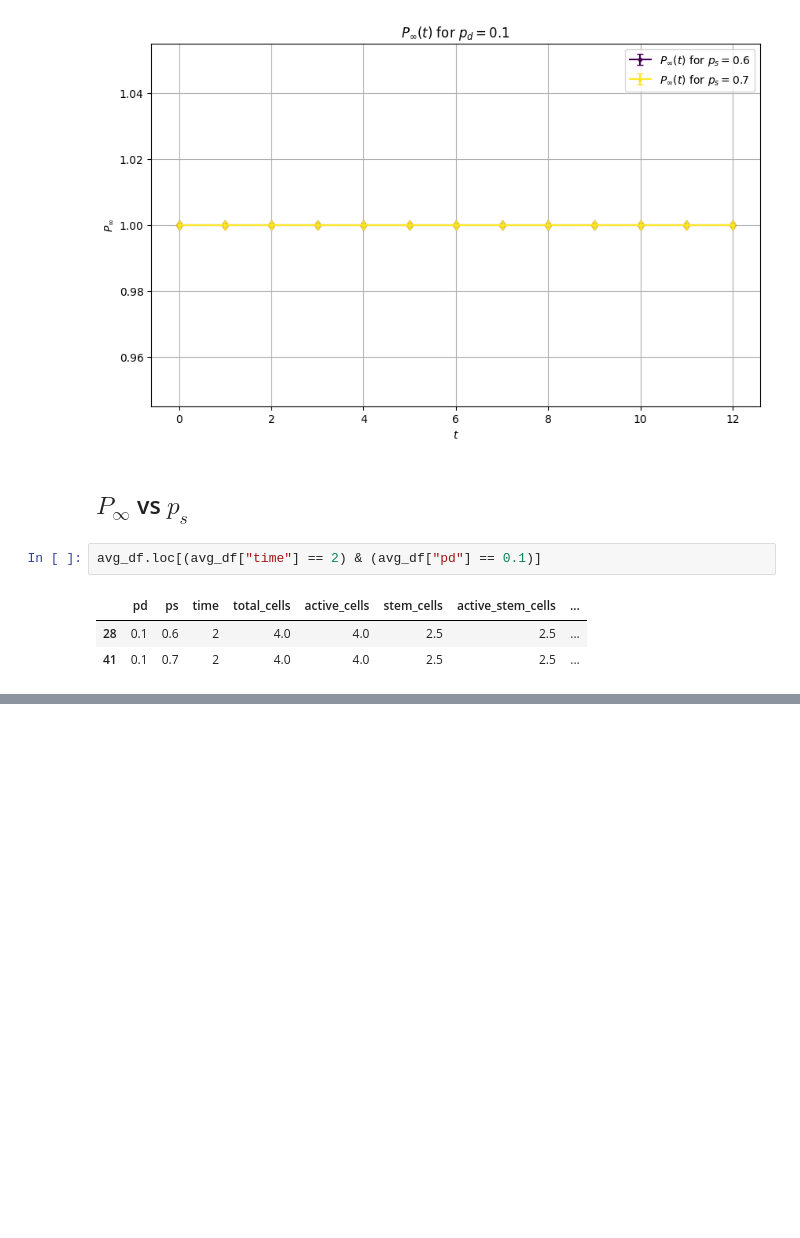
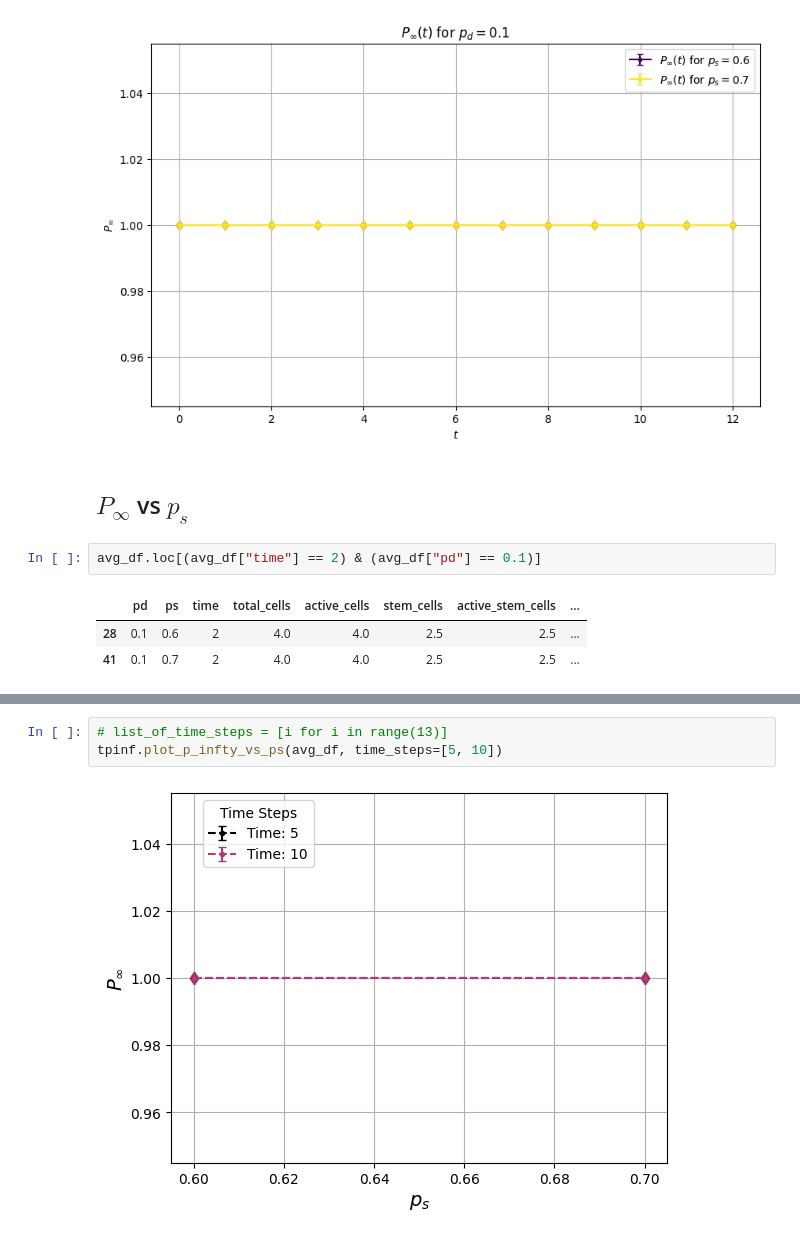
Before and after one commit to JeroFotinos/tumorsphere_culture, a Jupyter notebook: examples/plotting_dev/plotting_examples.ipynb, the cells around one changed output, grey strips where cells are left out. Drawn from its saved outputs; the diff is of its cells as text; blank space fills up the shorter version.

```diff
--- a/examples/plotting_dev/plotting_examples.ipynb
+++ b/examples/plotting_dev/plotting_examples.ipynb
@@ -162,0 +180,5 @@ avg_df.loc[(avg_df["time"] == 2) & (avg_df["pd"] == 0.1)]
+# %%
+# list_of_time_steps = [i for i in range(13)]
+tpinf.plot_p_infty_vs_ps(avg_df, time_steps=[5, 10])
+# %% [output]
+[figure, added]
```
Also changed, not shown: parts of 15 cells of this notebook, 1 other file.
